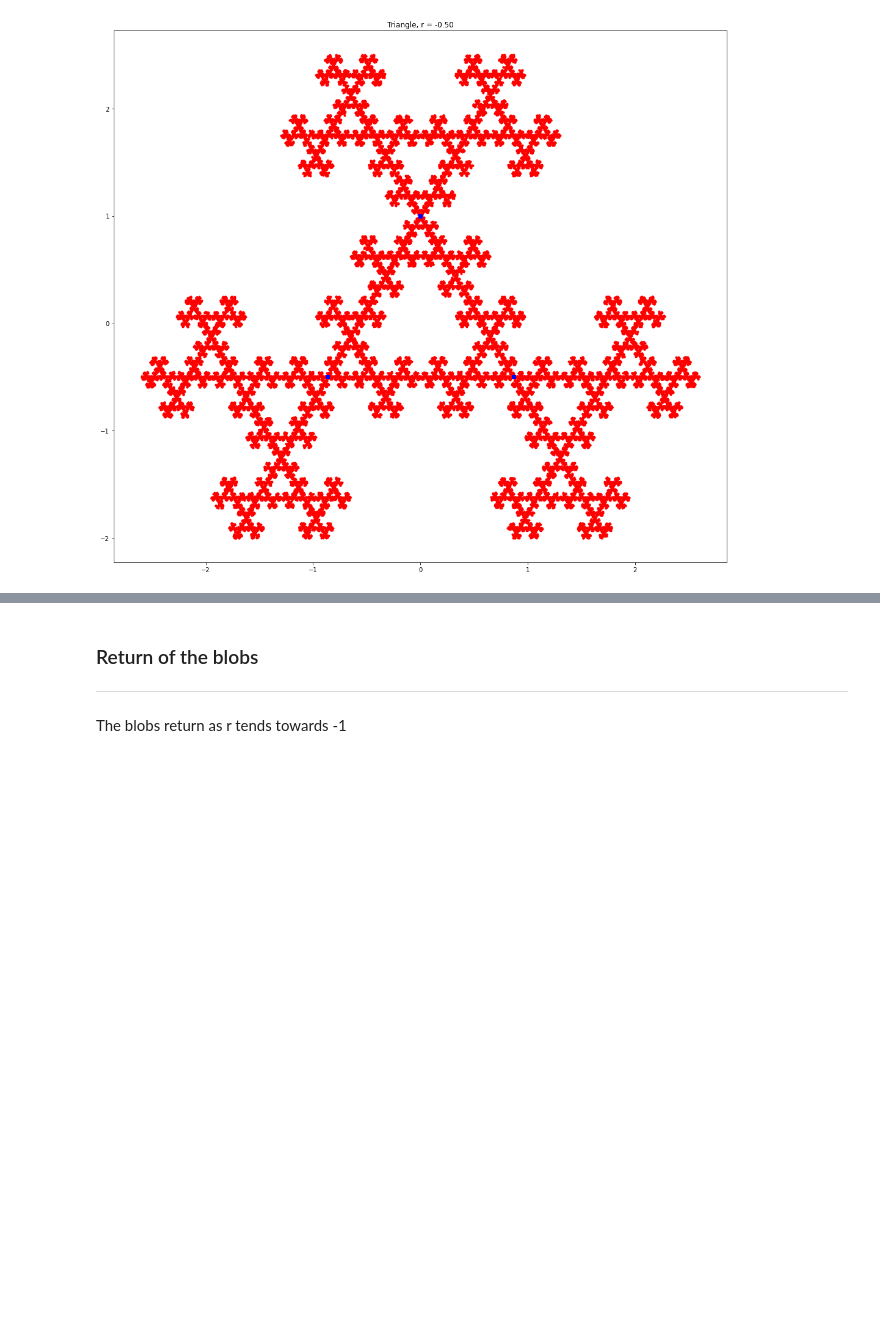
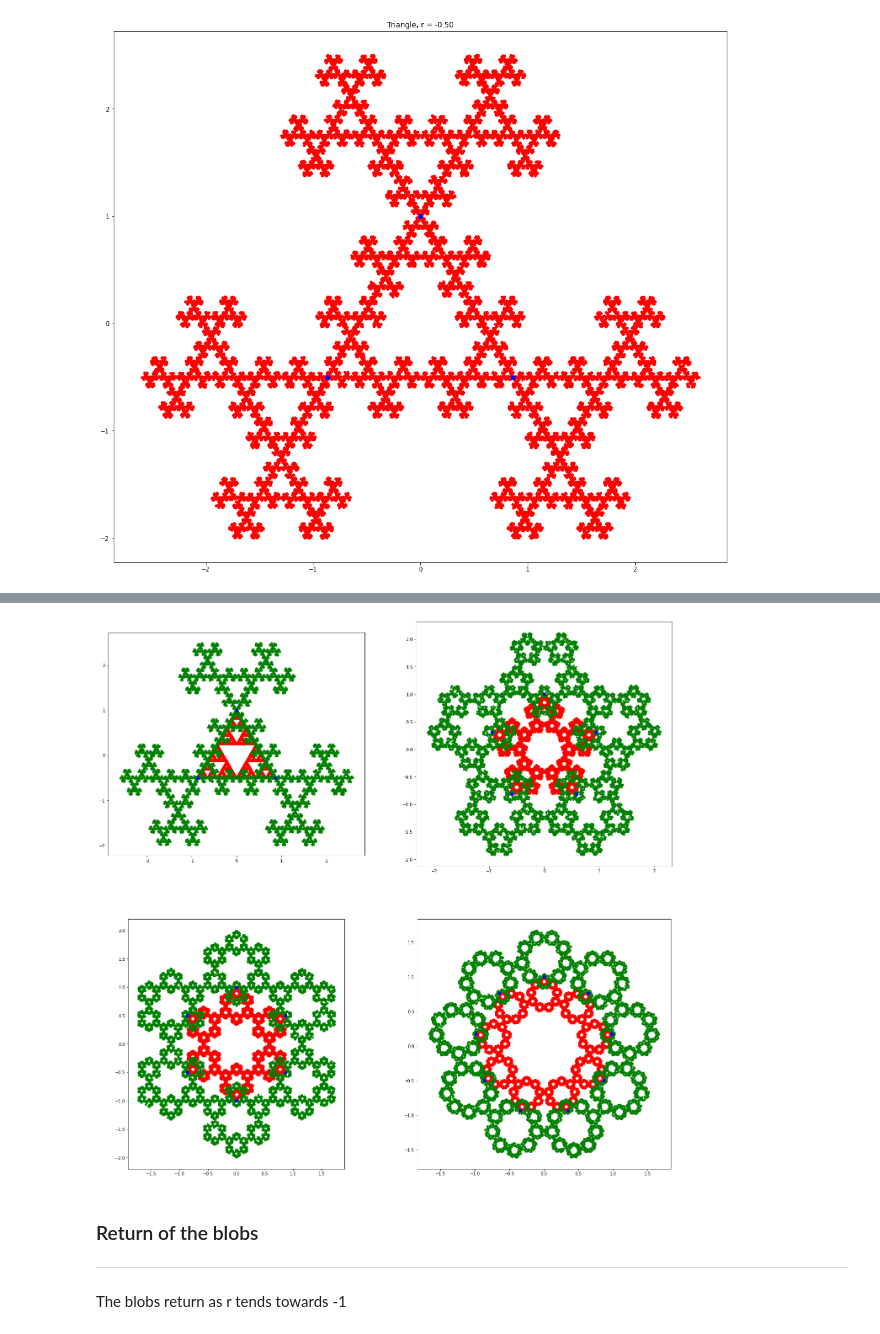
Before and after one commit to cdragun/python-progs, a Jupyter notebook: Sierpinski.ipynb, the cells around one changed output, grey strips where cells are left out. Saved outputs shown, nothing was run; the diff lists cells and outputs as text; code cells hidden in the pictures; blank space fills up the shorter version.

```diff
--- a/Sierpinski.ipynb
+++ b/Sierpinski.ipynb
@@ -231,3 +232,23 @@ plt.show()
+# %%
+# Combining the negative & positive kissing ratio
+
+def plt_combined(sides, N=20000):
+    p = polygon(sides)
+    k = kissing_ratio(sides)
+    show_walk(p, N, k)
+    show_walk(p, N, -k, pt_fmt='g.')
+
+
+plt.figure(1, figsize=(24, 24))
+
+plt.subplot(221); plt_combined(3)
+plt.subplot(222); plt_combined(5)
+plt.subplot(223); plt_combined(6)
+plt.subplot(224); plt_combined(9)
+
+plt.show()
+# %% [output]
+[figure, added]
 # %% [markdown]
 ### Return of the blobs
 ---
```
Also changed, not shown: parts of 10 cells of this notebook.
